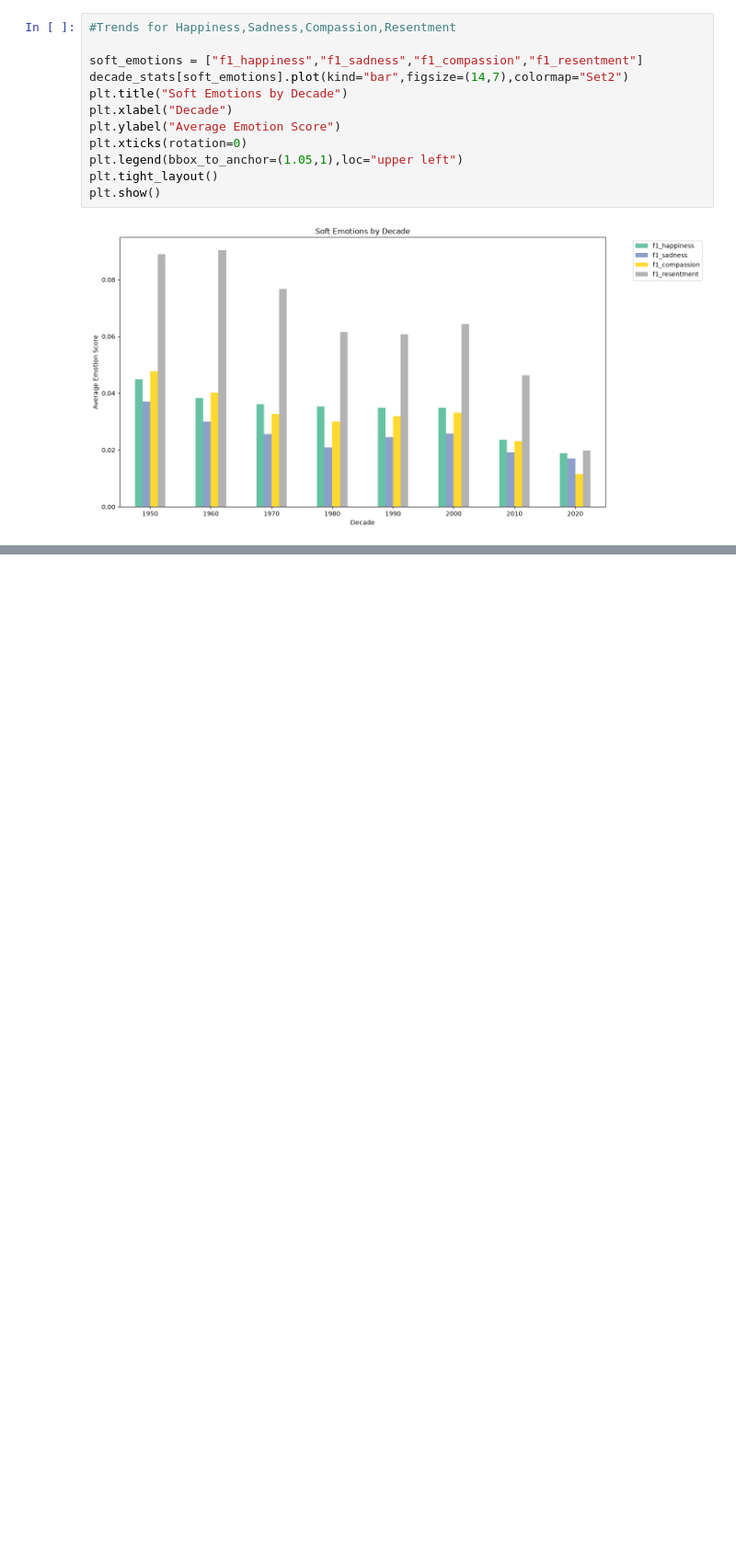
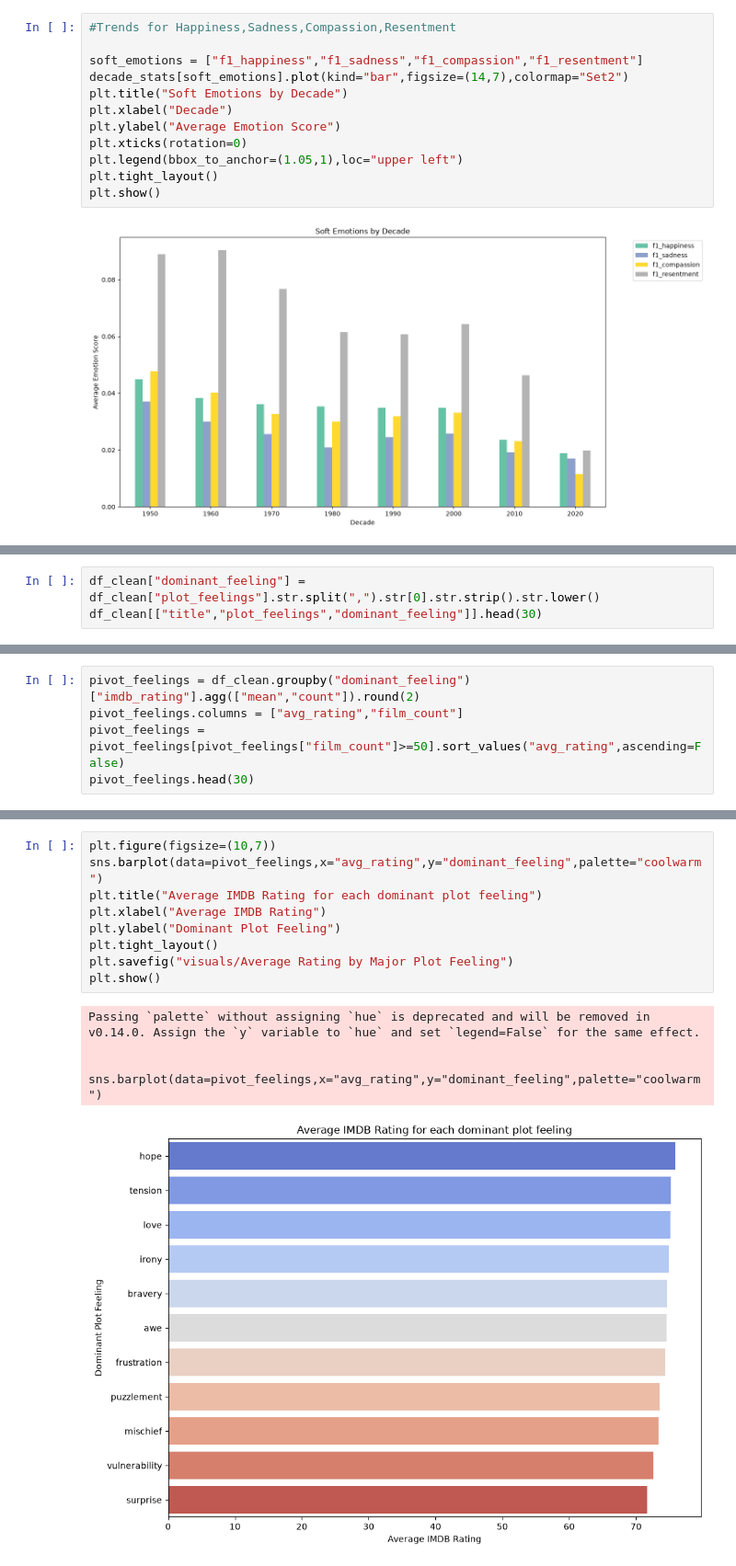
Before and after one commit to Subbu5602/Movie-Emotion-Analysis, a Jupyter notebook: movie_eda.ipynb, the cells around one changed output, grey strips where cells are left out. Shown at 92% size. Saved outputs shown, nothing was run; the diff lists cells and outputs as text; blank space fills up the shorter version.

```diff
--- a/movie_eda.ipynb
+++ b/movie_eda.ipynb
@@ -455,0 +537,3 @@ plt.show()
+# %%
+df_clean["dominant_feeling"] = df_clean["plot_feelings"].str.split(",").str[0].str.strip().str.lower()
+df_clean[["title","plot_feelings","dominant_feeling"]].head(30)
@@ -455,0 +561,5 @@ plt.show()
+# %%
+pivot_feelings = df_clean.groupby("dominant_feeling")["imdb_rating"].agg(["mean","count"]).round(2)
+pivot_feelings.columns = ["avg_rating","film_count"]
+pivot_feelings = pivot_feelings[pivot_feelings["film_count"]>=50].sort_values("avg_rating",ascending=False)
+pivot_feelings.head(30)
@@ -455,0 +580,14 @@ plt.show()
+# %%
+plt.figure(figsize=(10,7))
+sns.barplot(data=pivot_feelings,x="avg_rating",y="dominant_feeling",palette="coolwarm")
+plt.title("Average IMDB Rating for each dominant plot feeling")
+plt.xlabel("Average IMDB Rating")
+plt.ylabel("Dominant Plot Feeling")
+plt.tight_layout()
+plt.savefig("visuals/Average Rating by Major Plot Feeling")
+plt.show()
+# %% [output]
+Passing `palette` without assigning `hue` is deprecated and will be removed in v0.14.0. Assign the `y` variable to `hue` and set `legend=False` for the same effect.
+
+  sns.barplot(data=pivot_feelings,x="avg_rating",y="dominant_feeling",palette="coolwarm")
+[figure, added]
```
Also changed, not shown: parts of 25 cells of this notebook, 2 other files.
